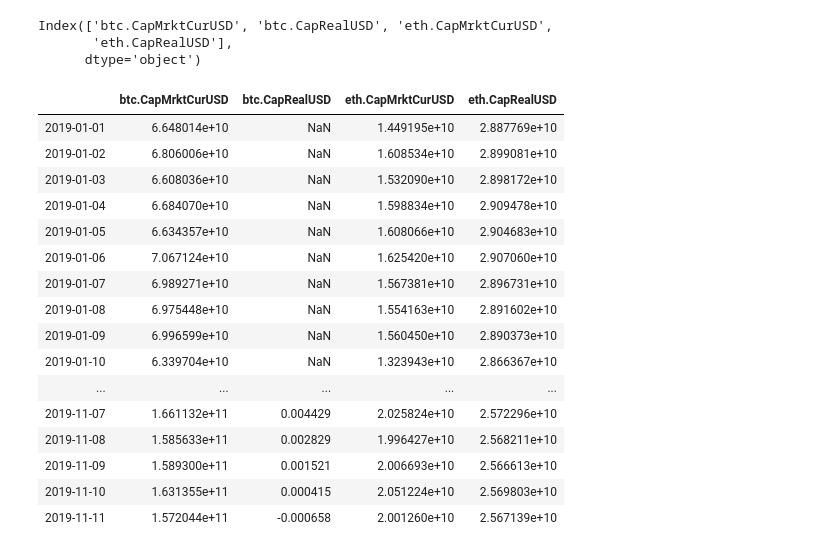
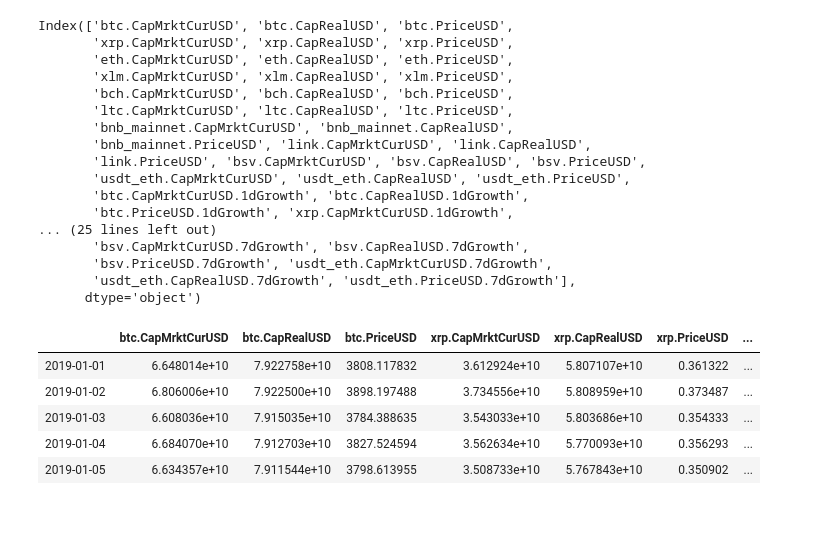
Before and after one commit to 0x2b543c/0xv8l422, a Jupyter notebook: notebooks/Castle Island Table.ipynb, the cells around one changed output. Cells and saved outputs as stored; diff of their text form; code cells hidden in the pictures; blank space fills up the shorter version.

Commit message:
update CastleIsland pipe and tablew

```diff
--- a/notebooks/Castle Island Table.ipynb
+++ b/notebooks/Castle Island Table.ipynb
@@ -60,2 +61,2 @@ assets = [
 # %%
-df = NetworkDataPipe(api_key=api_key, assets=assets, metrics=['CapMrktCurUSD'], start='2019-01-01').run_pipeline().get_data()
+df = CastleIslandPipe(api_key=api_key, start='2019-01-01').run()
@@ -82,26 +83,29 @@ Name: btc.CapRealUSD, dtype: float64
 # %%
-t_df.columns
+df.columns
 # %% [output]
-Index(['btc.CapMrktCurUSD', 'btc.CapRealUSD', 'eth.CapMrktCurUSD',
-       'eth.CapRealUSD'],
+Index(['btc.CapMrktCurUSD', 'btc.CapRealUSD', 'btc.PriceUSD',
+       'xrp.CapMrktCurUSD', 'xrp.CapRealUSD', 'xrp.PriceUSD',
+       'eth.CapMrktCurUSD', 'eth.CapRealUSD', 'eth.PriceUSD',
+       'xlm.CapMrktCurUSD', 'xlm.CapRealUSD', 'xlm.PriceUSD',
+       'bch.CapMrktCurUSD', 'bch.CapRealUSD', 'bch.PriceUSD',
+       'ltc.CapMrktCurUSD', 'ltc.CapRealUSD', 'ltc.PriceUSD',
+       'bnb_mainnet.CapMrktCurUSD', 'bnb_mainnet.CapRealUSD',
+       'bnb_mainnet.PriceUSD', 'link.CapMrktCurUSD', 'link.CapRealUSD',
+       'link.PriceUSD', 'bsv.CapMrktCurUSD', 'bsv.CapRealUSD', 'bsv.PriceUSD',
+       'usdt_eth.CapMrktCurUSD', 'usdt_eth.CapRealUSD', 'usdt_eth.PriceUSD',
+       'btc.CapMrktCurUSD.1dGrowth', 'btc.CapRealUSD.1dGrowth',
+       'btc.PriceUSD.1dGrowth', 'xrp.CapMrktCurUSD.1dGrowth',
+... (25 lines left out)
+       'bsv.CapMrktCurUSD.7dGrowth', 'bsv.CapRealUSD.7dGrowth',
+       'bsv.PriceUSD.7dGrowth', 'usdt_eth.CapMrktCurUSD.7dGrowth',
+       'usdt_eth.CapRealUSD.7dGrowth', 'usdt_eth.PriceUSD.7dGrowth'],
       dtype='object')
-# %%
-t_df
-# %% [output]
-|  | btc.CapMrktCurUSD | btc.CapRealUSD | eth.CapMrktCurUSD | eth.CapRealUSD |
-| 2019-01-01 | 6.648014e+10 | NaN | 1.449195e+10 | 2.887769e+10 |
-| 2019-01-02 | 6.806006e+10 | NaN | 1.608534e+10 | 2.899081e+10 |
-| 2019-01-03 | 6.608036e+10 | NaN | 1.532090e+10 | 2.898172e+10 |
-| 2019-01-04 | 6.684070e+10 | NaN | 1.598834e+10 | 2.909478e+10 |
-| 2019-01-05 | 6.634357e+10 | NaN | 1.608066e+10 | 2.904683e+10 |
-| 2019-01-06 | 7.067124e+10 | NaN | 1.625420e+10 | 2.907060e+10 |
-| 2019-01-07 | 6.989271e+10 | NaN | 1.567381e+10 | 2.896731e+10 |
-| 2019-01-08 | 6.975448e+10 | NaN | 1.554163e+10 | 2.891602e+10 |
-| 2019-01-09 | 6.996599e+10 | NaN | 1.560450e+10 | 2.890373e+10 |
-| 2019-01-10 | 6.339704e+10 | NaN | 1.323943e+10 | 2.866367e+10 |
-| ... | ... | ... | ... | ... |
-| 2019-11-07 | 1.661132e+11 | 0.004429 | 2.025824e+10 | 2.572296e+10 |
-| 2019-11-08 | 1.585633e+11 | 0.002829 | 1.996427e+10 | 2.568211e+10 |
-| 2019-11-09 | 1.589300e+11 | 0.001521 | 2.006693e+10 | 2.566613e+10 |
-| 2019-11-10 | 1.631355e+11 | 0.000415 | 2.051224e+10 | 2.569803e+10 |
-| 2019-11-11 | 1.572044e+11 | -0.000658 | 2.001260e+10 | 2.567139e+10 |
+# %%
+df.head()
+# %% [output]
+|  | btc.CapMrktCurUSD | btc.CapRealUSD | btc.PriceUSD | xrp.CapMrktCurUSD | xrp.CapRealUSD | xrp.PriceUSD | ... |
+| 2019-01-01 | 6.648014e+10 | 7.922758e+10 | 3808.117832 | 3.612924e+10 | 5.807107e+10 | 0.361322 | ... |
+| 2019-01-02 | 6.806006e+10 | 7.922500e+10 | 3898.197488 | 3.734556e+10 | 5.808959e+10 | 0.373487 | ... |
+| 2019-01-03 | 6.608036e+10 | 7.915035e+10 | 3784.388635 | 3.543033e+10 | 5.803686e+10 | 0.354333 | ... |
+| 2019-01-04 | 6.684070e+10 | 7.912703e+10 | 3827.524594 | 3.562634e+10 | 5.770093e+10 | 0.356293 | ... |
+| 2019-01-05 | 6.634357e+10 | 7.911544e+10 | 3798.613955 | 3.508733e+10 | 5.767843e+10 | 0.350902 | ... |
```
Also changed, not shown: parts of 9 cells of this notebook, 10 other files.
